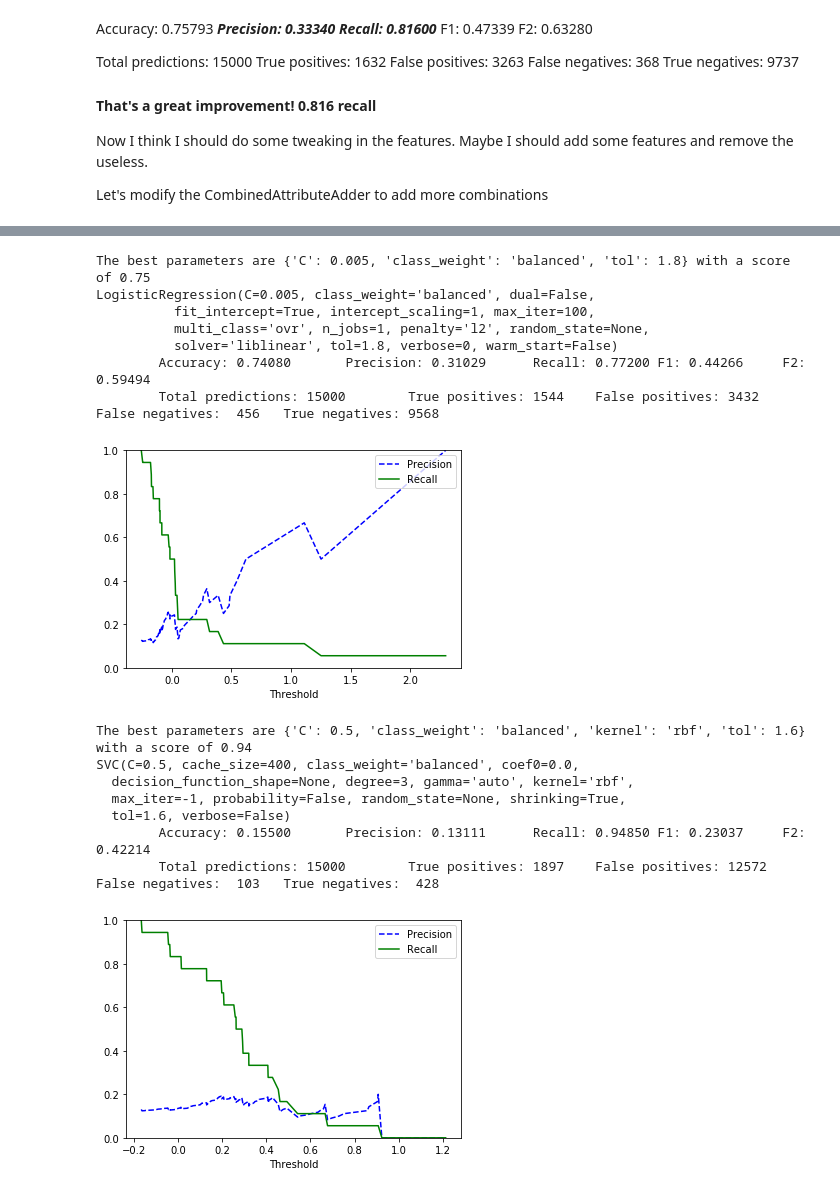
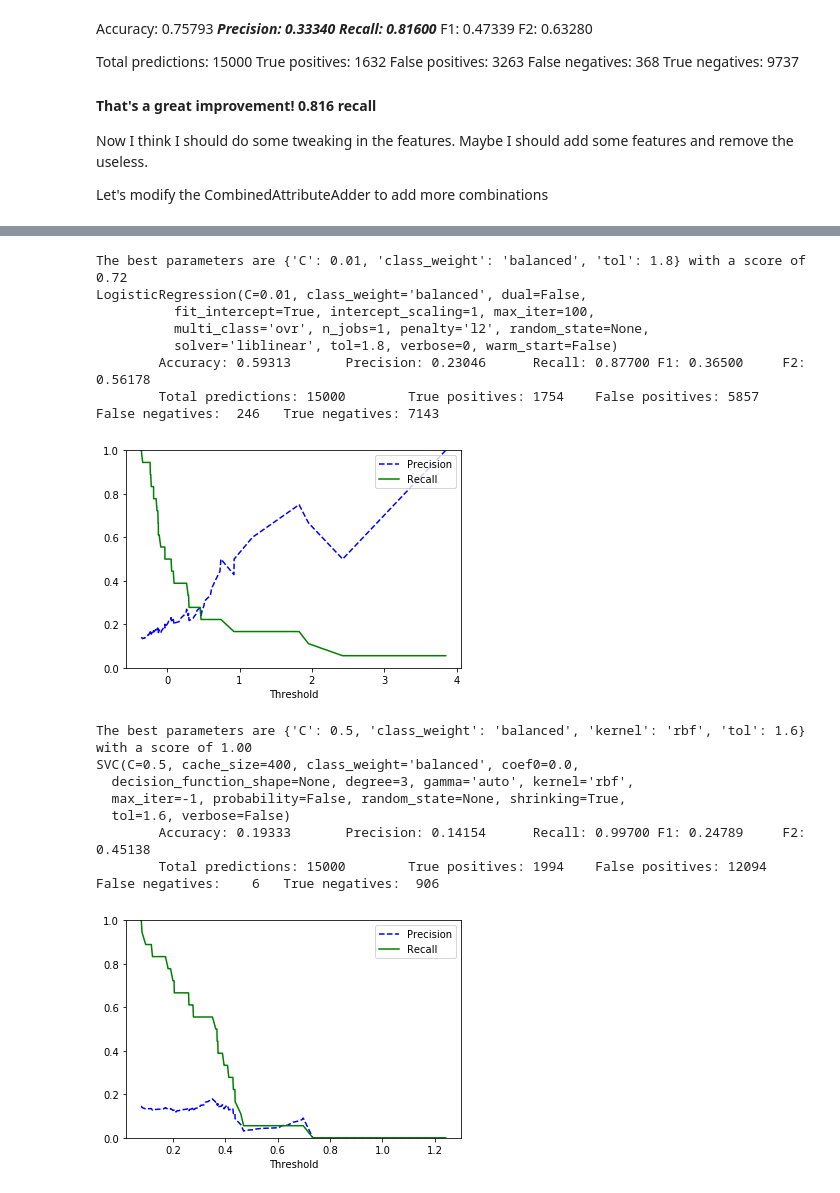
Before and after one commit to igabba/ud120-projects, a Jupyter notebook: final_project/working_with_data.ipynb, the cells around one changed output, grey strips where cells are left out. Cells and saved outputs as stored; diff of their text form; code cells hidden in the pictures.

Commit message:
recall of 1 but log precision

```diff
--- a/final_project/working_with_data.ipynb
+++ b/final_project/working_with_data.ipynb
@@ -680,3 +756,30 @@ labels, features = targetFeatureSplit(data)
+# %%
+features_list.remove("deferred_income")
+features_list.remove("other_squared")
+features_list.remove("deferral_payments_squared")
+features_list.remove("exercised_stock_options")
+features_list.remove("bonus")
+features_list.remove("total_payments_squared")
+features_list.remove("total_stock_value")
+features_list.remove("salary_squared")
+features_list.remove("shared_receipt_with_poi")
+features_list.remove("from_this_person_to_poi")
+
+features_list.remove("to_messages")
+features_list.remove("long_term_incentive")
+
+
+features_list.remove("bonus_squared")
+features_list.remove("expenses_squared")
+features_list.remove("loan_advances_squared")
+
+features_list.remove("deferred_income_squared")
+features_list.remove("restricted_stock_deferred_squared")
+features_list.remove("exercised_stock_options_squared")
+features_list.remove("salary_total_pay_ratio")
+features_list.remove("deferral_payments_total_pay_ratio")
+features_list.remove("bonus_total_compensation_ratio")
+features_list.remove("director_fees_total_compensation_ratio")
 # %%
 from sklearn.metrics import precision_recall_curve
 from sklearn.model_selection import cross_val_predict
@@ -687,8 +790,8 @@ clf_lrc = LogisticRegression(C=0.0005, class_weight='balanced', dual=False,
                              multi_class='ovr', n_jobs=1, penalty='l2', random_state=None,
                              solver='liblinear', tol=0.1, verbose=0, warm_start=False)
 
-params_lrc = {"C": [0.005, 0.01, 1],
-              "tol": [1.5, 1.8, 2],
+params_lrc = {"C": [0.005, 0.01, 0.1],
+              "tol": [1.8, 2, 5],
               "class_weight": ['balanced']}
 
 grid = GridSearchCV(clf_lrc, param_grid=params_lrc, cv=cv, scoring=scorer, n_jobs=-1)
@@ -703,40 +806,40 @@ precisions, recalls, thresholds = precision_recall_curve(labels, y_scores)
 plot_precision_recall_vs_threshold(precisions, recalls, thresholds)
 plt.show()
 # %% [output]
-The best parameters are {'C': 0.005, 'class_weight': 'balanced', 'tol': 1.8} with a score of 0.75
-LogisticRegression(C=0.005, class_weight='balanced', dual=False,
+The best parameters are {'C': 0.01, 'class_weight': 'balanced', 'tol': 1.8} with a score of 0.72
+LogisticRegression(C=0.01, class_weight='balanced', dual=False,
           fit_intercept=True, intercept_scaling=1, max_iter=100,
           multi_class='ovr', n_jobs=1, penalty='l2', random_state=None,
           solver='liblinear', tol=1.8, verbose=0, warm_start=False)
-        Accuracy: 0.74080       Precision: 0.31029      Recall: 0.77200 F1: 0.44266     F2: 0.59494
-        Total predictions: 15000        True positives: 1544    False positives: 3432   False negatives:  456   True negatives: 9568
+        Accuracy: 0.59313       Precision: 0.23046      Recall: 0.87700 F1: 0.36500     F2: 0.56178
+        Total predictions: 15000        True positives: 1754    False positives: 5857   False negatives:  246   True negatives: 7143
-[figure, old version]
+[figure, new version]
 # %%
 # Then I'll test on a svm classifier
 clf_svc = SVC(kernel='rbf', cache_size=400, C=10000)
-params_svc = {"C": [0.005, 0.5],
+params_svc = {"C": [0.005, 0.5, 1],
               "tol": [1.6],
               "class_weight": ['balanced'],
               "kernel": ['sigmoid', 'rbf']}
 
 grid = GridSearchCV(clf_svc, param_grid=params_svc, cv=cv, scoring=scorer, n_jobs=-1)
 grid.fit(features, labels)
 
 print("The best parameters are %s with a score of %0.2f" % (grid.best_params_, grid.best_score_))
 test_classifier(grid.best_estimator_, my_dataset, features_list, folds=1000)
 
 y_scores = cross_val_predict(grid.best_estimator_, features, labels, cv=3, method='decision_function')
 
 precisions, recalls, thresholds = precision_recall_curve(labels, y_scores)
 
 plot_precision_recall_vs_threshold(precisions, recalls, thresholds)
 plt.show()
 # %% [output]
-The best parameters are {'C': 0.5, 'class_weight': 'balanced', 'kernel': 'rbf', 'tol': 1.6} with a score of 0.94
+The best parameters are {'C': 0.5, 'class_weight': 'balanced', 'kernel': 'rbf', 'tol': 1.6} with a score of 1.00
 SVC(C=0.5, cache_size=400, class_weight='balanced', coef0=0.0,
   decision_function_shape=None, degree=3, gamma='auto', kernel='rbf',
   max_iter=-1, probability=False, random_state=None, shrinking=True,
   tol=1.6, verbose=False)
-        Accuracy: 0.15500       Precision: 0.13111      Recall: 0.94850 F1: 0.23037     F2: 0.42214
-        Total predictions: 15000        True positives: 1897    False positives: 12572  False negatives:  103   True negatives:  428
+        Accuracy: 0.19333       Precision: 0.14154      Recall: 0.99700 F1: 0.24789     F2: 0.45138
+        Total predictions: 15000        True positives: 1994    False positives: 12094  False negatives:    6   True negatives:  906
-[figure, old version]
+[figure, new version]
```
Also changed, not shown: parts of 4 cells of this notebook.
